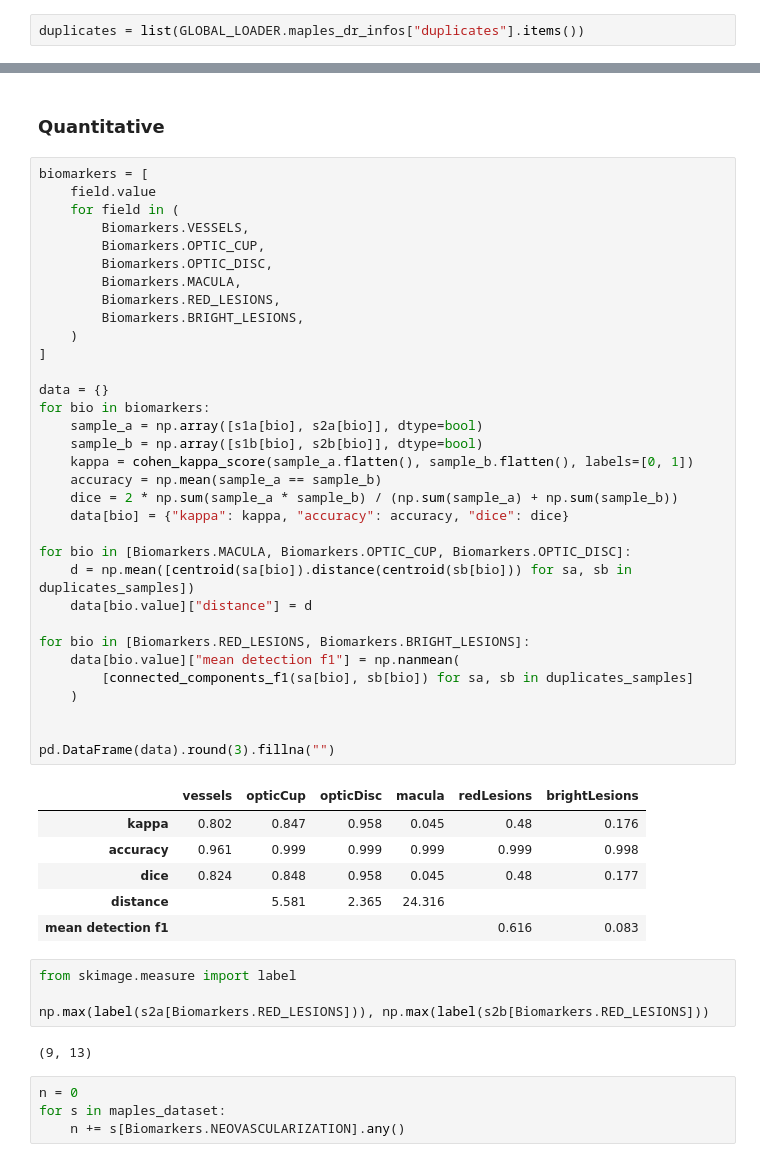
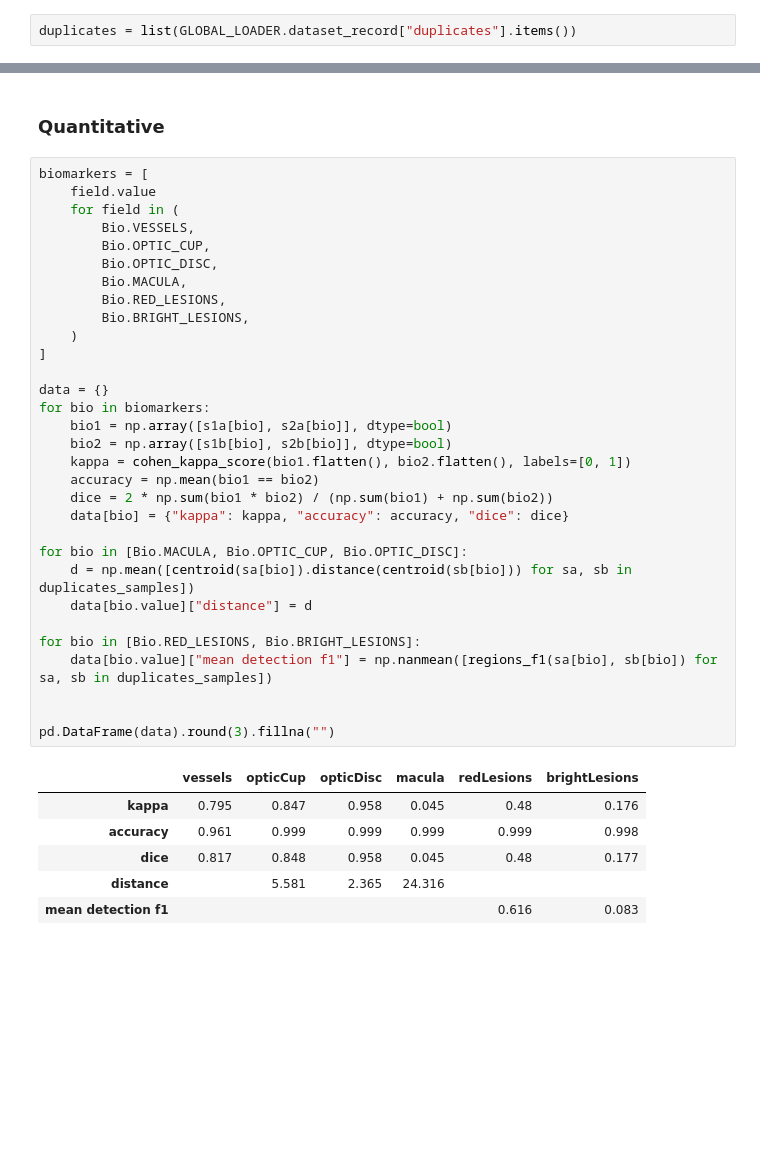
Before and after one commit to LIV4D/MAPLES-DR, a Jupyter notebook: examples/variability_study/intervariability_study.ipynb, the cells around one changed output, grey strips where cells are left out. Drawn from its saved outputs; the diff is of its cells as text; blank space fills up the shorter version.

```diff
--- a/examples/variability_study/intervariability_study.ipynb
+++ b/examples/variability_study/intervariability_study.ipynb
@@ -38,5 +51,5 @@ maples_dataset = GLOBAL_LOADER.load_dataset("all_with_duplicates")
 # %%
-duplicates = list(GLOBAL_LOADER.maples_dr_infos["duplicates"].items())
+duplicates = list(GLOBAL_LOADER.dataset_record["duplicates"].items())
 # %% [markdown]
 #### Qualitative study
 # %%
@@ -164,50 +182,38 @@ GridBox(children=(Dropdown(description='Biomarker:', index=3, layout=Layout(widt
 # %%
 biomarkers = [
     field.value
     for field in (
-        Biomarkers.VESSELS,
-        Biomarkers.OPTIC_CUP,
-        Biomarkers.OPTIC_DISC,
-        Biomarkers.MACULA,
-        Biomarkers.RED_LESIONS,
-        Biomarkers.BRIGHT_LESIONS,
+        Bio.VESSELS,
+        Bio.OPTIC_CUP,
+        Bio.OPTIC_DISC,
+        Bio.MACULA,
+        Bio.RED_LESIONS,
+        Bio.BRIGHT_LESIONS,
     )
 ]
 
 data = {}
 for bio in biomarkers:
-    sample_a = np.array([s1a[bio], s2a[bio]], dtype=bool)
-    sample_b = np.array([s1b[bio], s2b[bio]], dtype=bool)
-    kappa = cohen_kappa_score(sample_a.flatten(), sample_b.flatten(), labels=[0, 1])
-    accuracy = np.mean(sample_a == sample_b)
-    dice = 2 * np.sum(sample_a * sample_b) / (np.sum(sample_a) + np.sum(sample_b))
+    bio1 = np.array([s1a[bio], s2a[bio]], dtype=bool)
+    bio2 = np.array([s1b[bio], s2b[bio]], dtype=bool)
+    kappa = cohen_kappa_score(bio1.flatten(), bio2.flatten(), labels=[0, 1])
+    accuracy = np.mean(bio1 == bio2)
+    dice = 2 * np.sum(bio1 * bio2) / (np.sum(bio1) + np.sum(bio2))
     data[bio] = {"kappa": kappa, "accuracy": accuracy, "dice": dice}
 
-for bio in [Biomarkers.MACULA, Biomarkers.OPTIC_CUP, Biomarkers.OPTIC_DISC]:
+for bio in [Bio.MACULA, Bio.OPTIC_CUP, Bio.OPTIC_DISC]:
     d = np.mean([centroid(sa[bio]).distance(centroid(sb[bio])) for sa, sb in duplicates_samples])
     data[bio.value]["distance"] = d
 
-for bio in [Biomarkers.RED_LESIONS, Biomarkers.BRIGHT_LESIONS]:
-    data[bio.value]["mean detection f1"] = np.nanmean(
-        [connected_components_f1(sa[bio], sb[bio]) for sa, sb in duplicates_samples]
-    )
+for bio in [Bio.RED_LESIONS, Bio.BRIGHT_LESIONS]:
+    data[bio.value]["mean detection f1"] = np.nanmean([regions_f1(sa[bio], sb[bio]) for sa, sb in duplicates_samples])
 
 
 pd.DataFrame(data).round(3).fillna("")
 # %% [output]
 |  | vessels | opticCup | opticDisc | macula | redLesions | brightLesions |
-| kappa | 0.802 | 0.847 | 0.958 | 0.045 | 0.48 | 0.176 |
+| kappa | 0.795 | 0.847 | 0.958 | 0.045 | 0.48 | 0.176 |
 | accuracy | 0.961 | 0.999 | 0.999 | 0.999 | 0.999 | 0.998 |
-| dice | 0.824 | 0.848 | 0.958 | 0.045 | 0.48 | 0.177 |
+| dice | 0.817 | 0.848 | 0.958 | 0.045 | 0.48 | 0.177 |
 | distance |  | 5.581 | 2.365 | 24.316 |  |  |
 | mean detection f1 |  |  |  |  | 0.616 | 0.083 |
-# %%
-from skimage.measure import label
-
-np.max(label(s2a[Biomarkers.RED_LESIONS])), np.max(label(s2b[Biomarkers.RED_LESIONS]))
-# %% [output]
-(9, 13)
-# %%
-n = 0
-for s in maples_dataset:
-    n += s[Biomarkers.NEOVASCULARIZATION].any()
```
Also changed, not shown: parts of 23 cells of this notebook, 2 other files.
